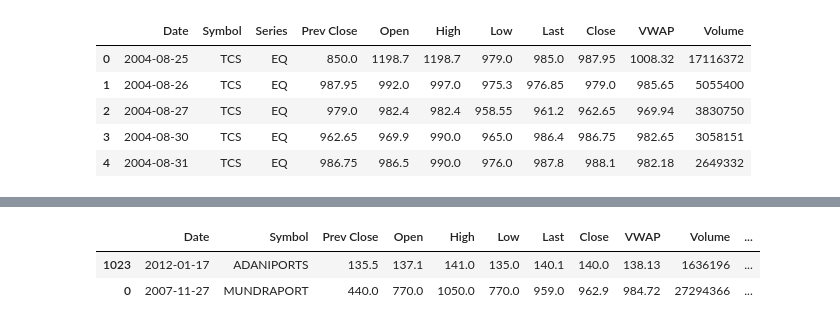
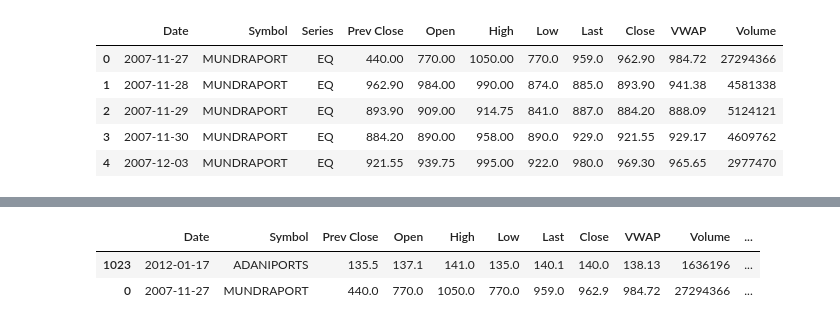
Before and after one commit to sudharshanavp/stock_market_prediction, a Jupyter notebook: notebooks/random_forest.ipynb, the cells around one changed output, grey strips where cells are left out. Drawn from its saved outputs; the diff is of its cells as text; code cells hidden in the pictures.

```diff
--- a/notebooks/random_forest.ipynb
+++ b/notebooks/random_forest.ipynb
@@ -14,14 +14,14 @@ from sklearn.metrics import plot_roc_curve
 from sklearn.metrics import accuracy_score, classification_report
 # %%
 if os.path.exists('../data/processed/stocks/nse_scraped'):
-    price_data = pd.read_csv('../data/processed/stocks/nse_scraped/TCS.csv')
+    price_data = pd.read_csv('../data/processed/stocks/nse_scraped/ADANIPORTS.csv')
 else:
     price_data = pd.read_csv('../data/raw/stock/yahoo_finance/TCS')
 price_data.head()
 # %% [output]
 |  | Date | Symbol | Series | Prev Close | Open | High | Low | Last | Close | VWAP | Volume |
-| 0 | 2004-08-25 | TCS | EQ | 850.0 | 1198.7 | 1198.7 | 979.0 | 985.0 | 987.95 | 1008.32 | 17116372 |
-| 1 | 2004-08-26 | TCS | EQ | 987.95 | 992.0 | 997.0 | 975.3 | 976.85 | 979.0 | 985.65 | 5055400 |
-| 2 | 2004-08-27 | TCS | EQ | 979.0 | 982.4 | 982.4 | 958.55 | 961.2 | 962.65 | 969.94 | 3830750 |
-| 3 | 2004-08-30 | TCS | EQ | 962.65 | 969.9 | 990.0 | 965.0 | 986.4 | 986.75 | 982.65 | 3058151 |
-| 4 | 2004-08-31 | TCS | EQ | 986.75 | 986.5 | 990.0 | 976.0 | 987.8 | 988.1 | 982.18 | 2649332 |
+| 0 | 2007-11-27 | MUNDRAPORT | EQ | 440.00 | 770.00 | 1050.00 | 770.0 | 959.0 | 962.90 | 984.72 | 27294366 |
+| 1 | 2007-11-28 | MUNDRAPORT | EQ | 962.90 | 984.00 | 990.00 | 874.0 | 885.0 | 893.90 | 941.38 | 4581338 |
+| 2 | 2007-11-29 | MUNDRAPORT | EQ | 893.90 | 909.00 | 914.75 | 841.0 | 887.0 | 884.20 | 888.09 | 5124121 |
+| 3 | 2007-11-30 | MUNDRAPORT | EQ | 884.20 | 890.00 | 958.00 | 890.0 | 929.0 | 921.55 | 929.17 | 4609762 |
+| 4 | 2007-12-03 | MUNDRAPORT | EQ | 921.55 | 939.75 | 995.00 | 922.0 | 980.0 | 969.30 | 965.65 | 2977470 |
```
Also changed, not shown: parts of 12 cells of this notebook, 4 other files.
